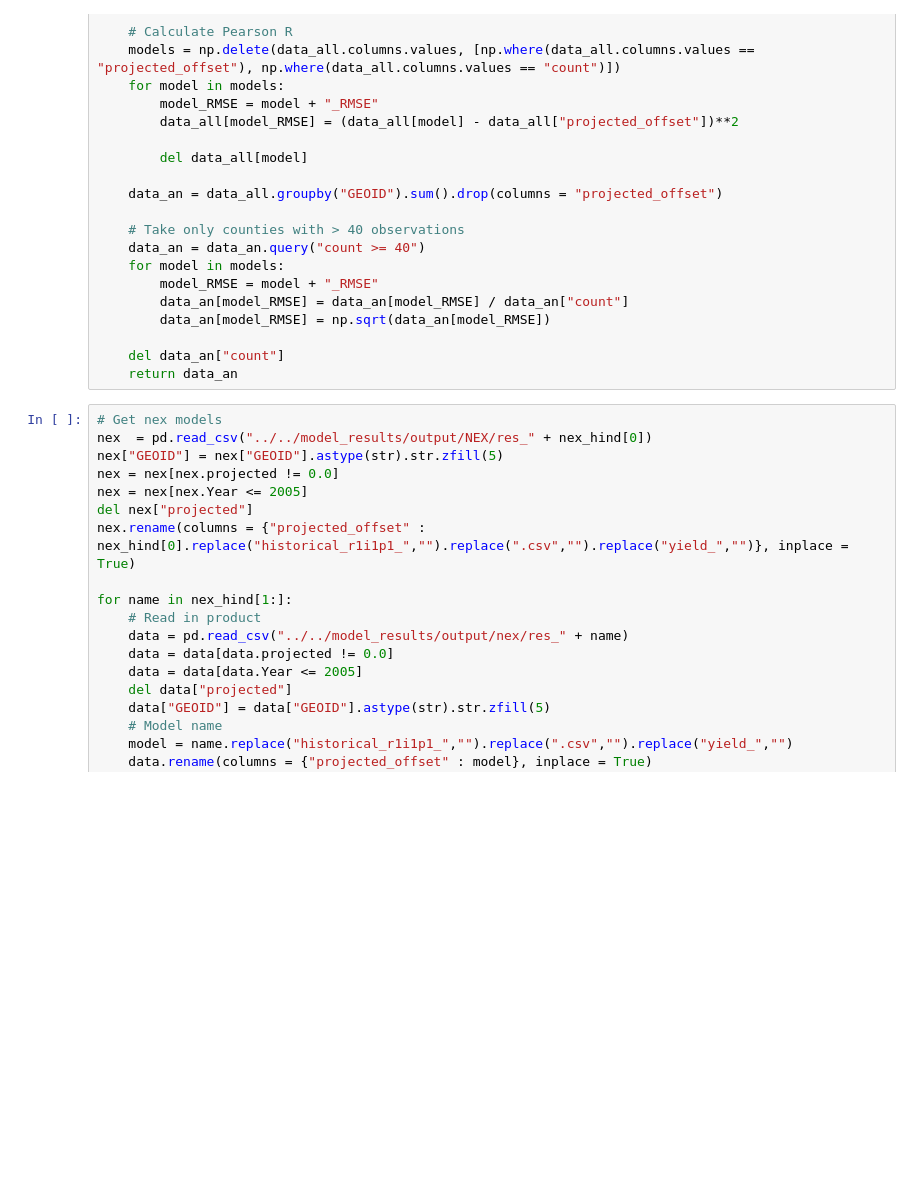
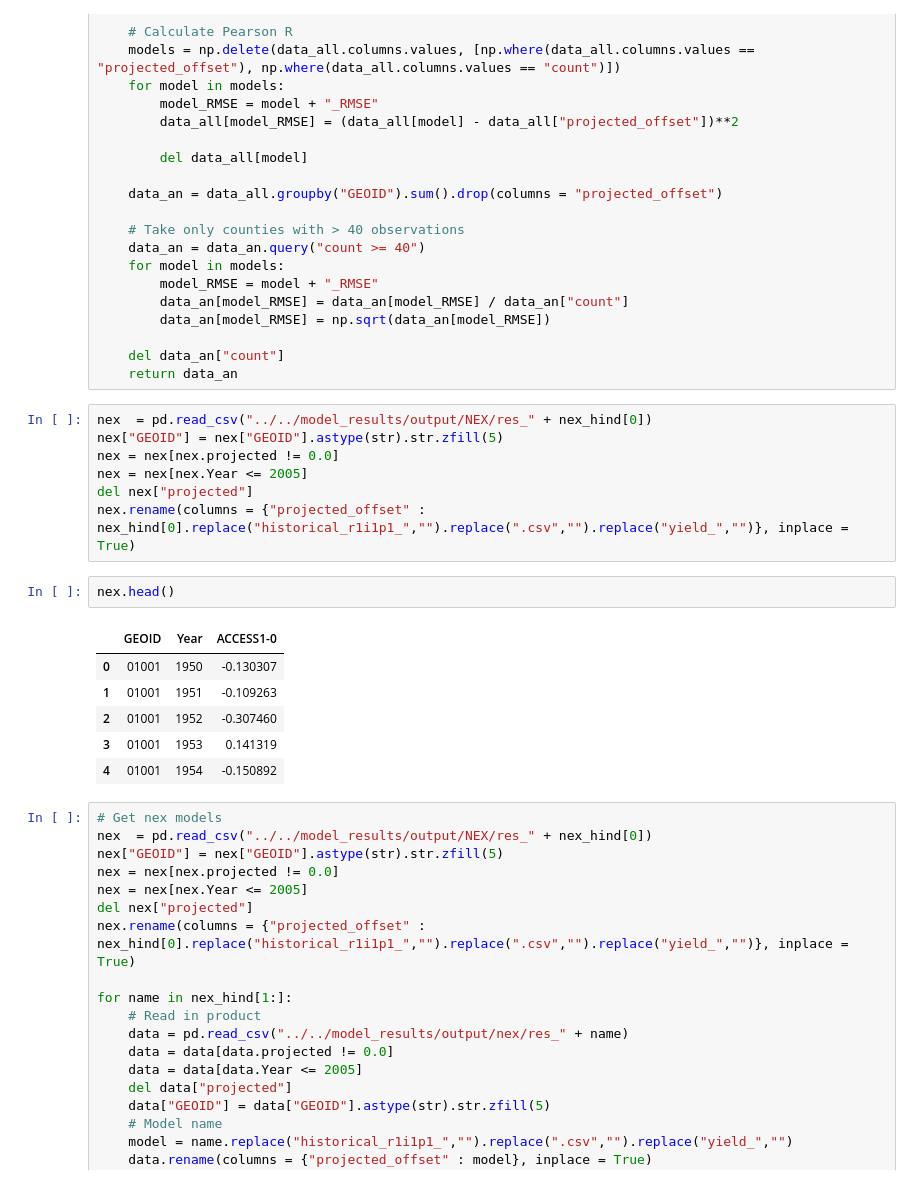
Before and after one commit to david0811/climag, a Jupyter notebook: analysis/county/county_analysis.ipynb, the cells around one changed output. Saved outputs shown, nothing was run; the diff lists cells and outputs as text; blank space fills up the shorter version.

```diff
--- a/analysis/county/county_analysis.ipynb
+++ b/analysis/county/county_analysis.ipynb
@@ -252,6 +261,22 @@ def analyse_RMSE_gmfd(data):
 
     del data_an["count"]
     return data_an
+# %%
+nex  = pd.read_csv("../../model_results/output/NEX/res_" + nex_hind[0])
+nex["GEOID"] = nex["GEOID"].astype(str).str.zfill(5)
+nex = nex[nex.projected != 0.0]
+nex = nex[nex.Year <= 2005]
+del nex["projected"]
+nex.rename(columns = {"projected_offset" : nex_hind[0].replace("historical_r1i1p1_","").replace(".csv","").replace("yield_","")}, inplace = True)
+# %%
+nex.head()
+# %% [output]
+|  | GEOID | Year | ACCESS1-0 |
+| 0 | 01001 | 1950 | -0.130307 |
+| 1 | 01001 | 1951 | -0.109263 |
+| 2 | 01001 | 1952 | -0.307460 |
+| 3 | 01001 | 1953 | 0.141319 |
+| 4 | 01001 | 1954 | -0.150892 |
 # %%
 # Get nex models
 nex  = pd.read_csv("../../model_results/output/NEX/res_" + nex_hind[0])
```
Also changed, not shown: parts of 1 cell of this notebook.
